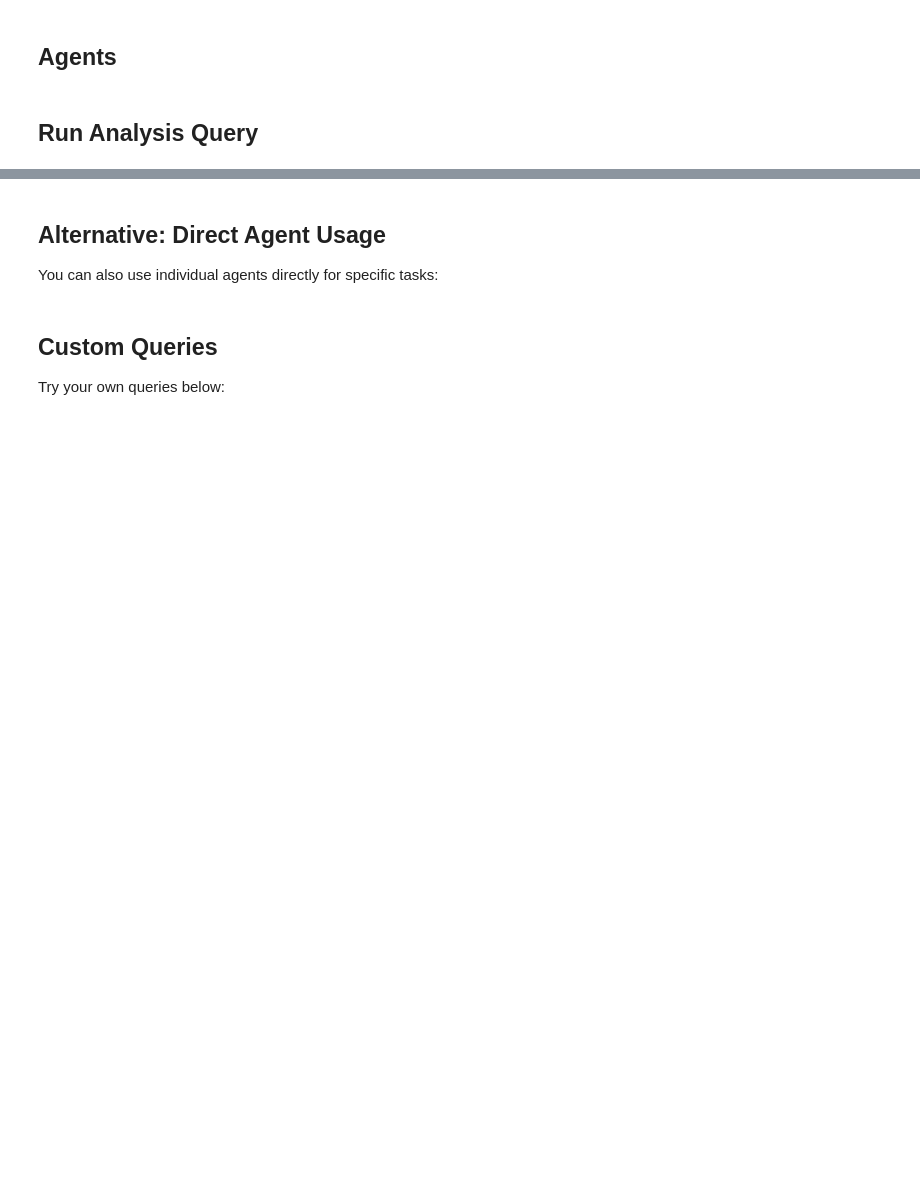
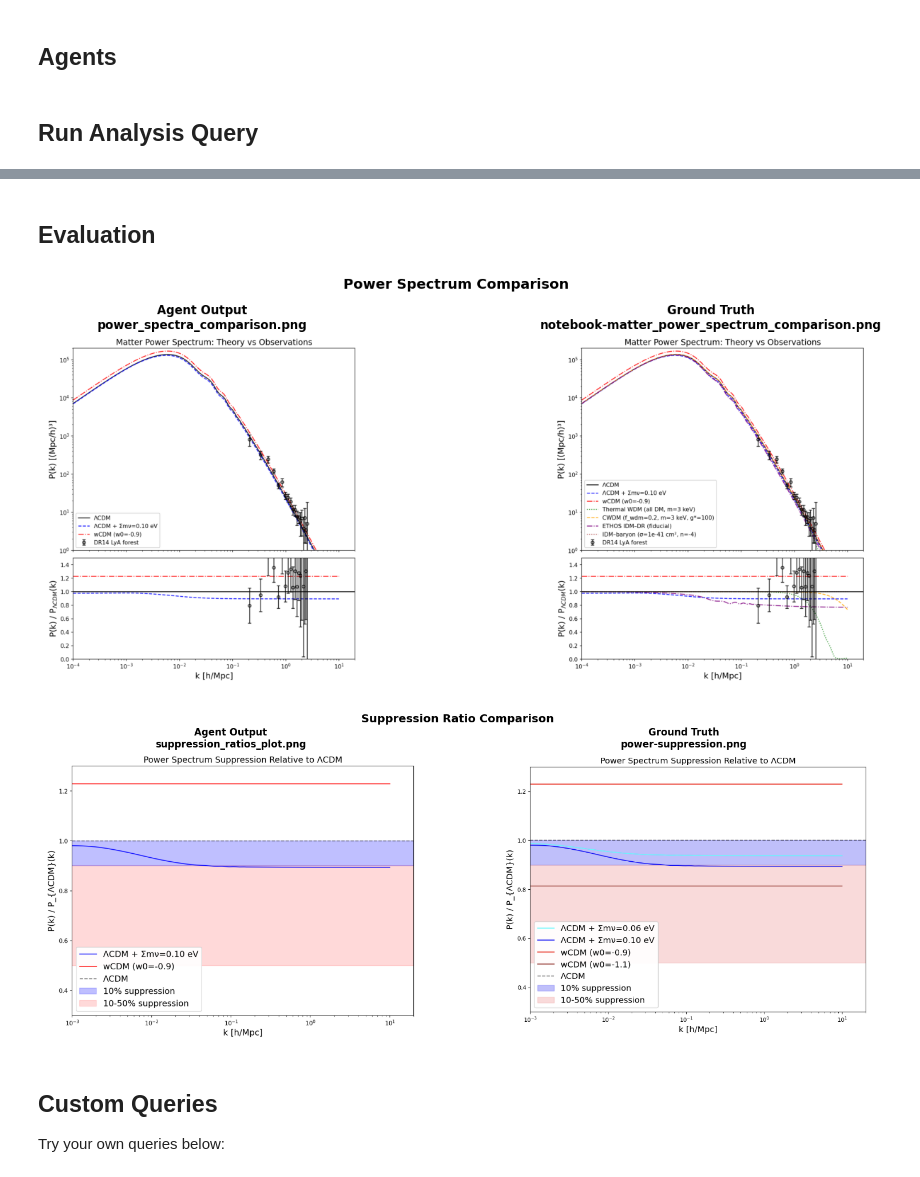
Before and after one commit to HEP-KE/demo, a Jupyter notebook: demo_multiagent.ipynb, the cells around one changed output, grey strips where cells are left out. Cells and saved outputs as stored; diff of their text form; code cells hidden in the pictures; blank space fills up the shorter version.

Commit message:
add agent notebook

```diff
--- a/demo_multiagent.ipynb
+++ b/demo_multiagent.ipynb
@@ -350,4 +743,0 @@ print(result)
-# %% [markdown]
-## Alternative: Direct Agent Usage
-
-You can also use individual agents directly for specific tasks:
@@ -381,3 +744,67 @@ print(result)
+# %% [markdown]
+## Evaluation
+# %%
+import matplotlib.pyplot as plt
+import matplotlib.image as mpimg
+import glob
+import os
+
+# Find power spectrum plots
+agent_power = sorted(glob.glob(f'{AGENTS_OUT_DIR}/*power*.png'))
+ground_power = sorted(glob.glob('ground-truth/*power*.png'))
+
+# Find suppression ratio plots
+agent_suppression = sorted(glob.glob(f'{AGENTS_OUT_DIR}/*suppression*.png'))
+ground_suppression = sorted(glob.glob('ground-truth/*suppression*.png'))
+
+# Helper function to display side-by-side comparison
+def display_comparison(agent_path, ground_path, title):
+    fig, axes = plt.subplots(1, 2, figsize=(16, 6))
+
+    # Left panel: Agent output
+    if agent_path and os.path.exists(agent_path):
+        img_agent = mpimg.imread(agent_path)
+        axes[0].imshow(img_agent)
+        axes[0].set_title(f'Agent Output\n{os.path.basename(agent_path)}', fontsize=12, fontweight='bold')
+        axes[0].axis('off')
+    else:
+        axes[0].text(0.5, 0.5, 'No agent output found', ha='center', va='center', fontsize=14)
+        axes[0].set_title('Agent Output', fontsize=12, fontweight='bold')
+        axes[0].axis('off')
+
+    # Right panel: Ground truth
+    if ground_path and os.path.exists(ground_path):
+        img_ground = mpimg.imread(ground_path)
+        axes[1].imshow(img_ground)
+        axes[1].set_title(f'Ground Truth\n{os.path.basename(ground_path)}', fontsize=12, fontweight='bold')
+        axes[1].axis('off')
+    else:
+        axes[1].text(0.5, 0.5, 'No ground truth found', ha='center', va='center', fontsize=14)
+        axes[1].set_title('Ground Truth', fontsize=12, fontweight='bold')
+        axes[1].axis('off')
+
+    fig.suptitle(title, fontsize=14, fontweight='bold', y=0.98)
+    plt.tight_layout()
+    plt.show()
+
+if agent_power or ground_power:
+    agent_p = agent_power[0] if agent_power else None
+    ground_p = ground_power[0] if ground_power else None
+    display_comparison(agent_p, ground_p, 'Power Spectrum Comparison')
+else:
+    print("No power spectrum plots found in either directory.")
+
+print("\n")
+
+if agent_suppression or ground_suppression:
+    agent_s = agent_suppression[0] if agent_suppression else None
+    ground_s = ground_suppression[0] if ground_suppression else None
+    display_comparison(agent_s, ground_s, 'Suppression Ratio Comparison')
+else:
+    print("No suppression ratio plots found in either directory.")
+# %% [output]
+[figure, added]
+[figure, added]
 # %% [markdown]
 ## Custom Queries
 
```
Also changed, not shown: parts of 28 cells of this notebook, 12 other files.
